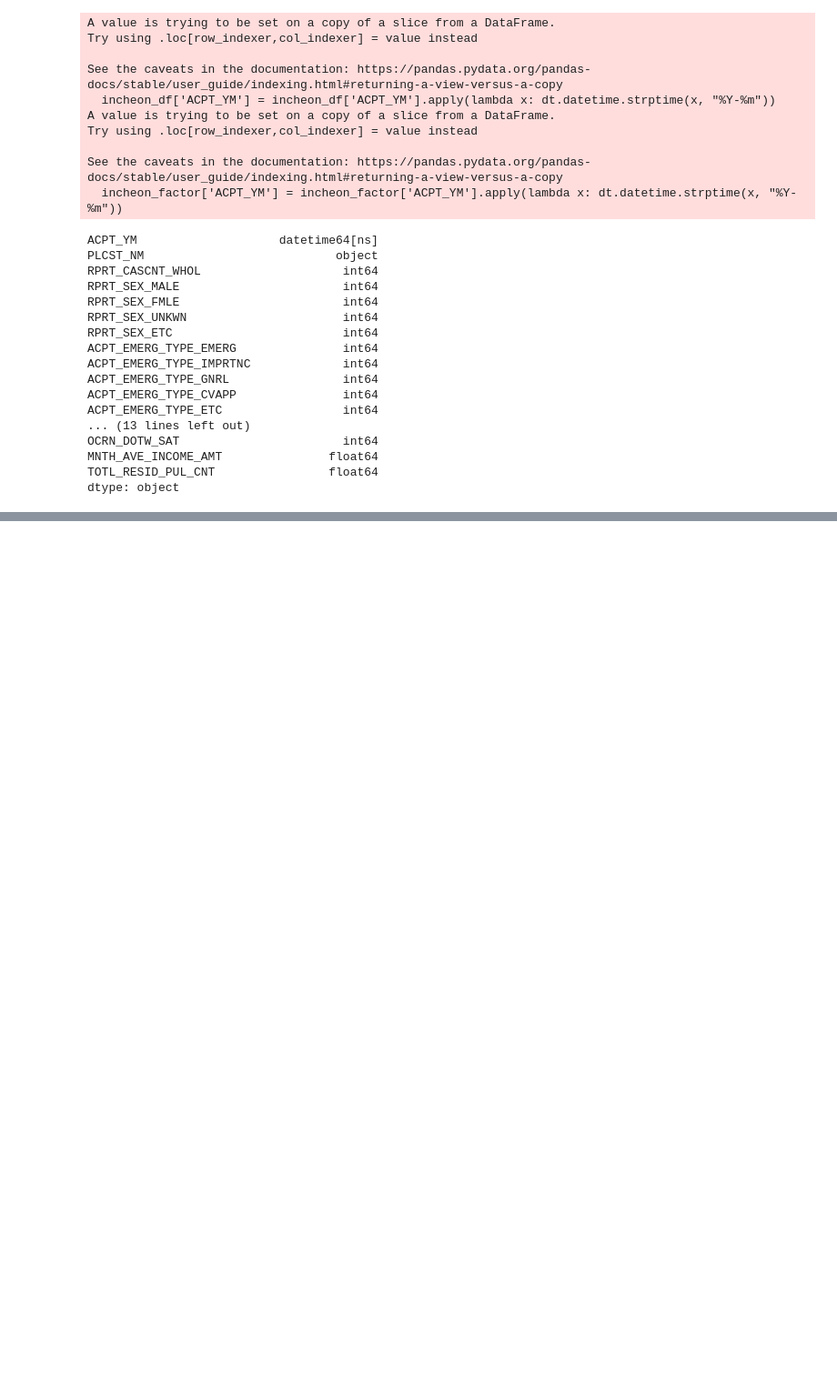
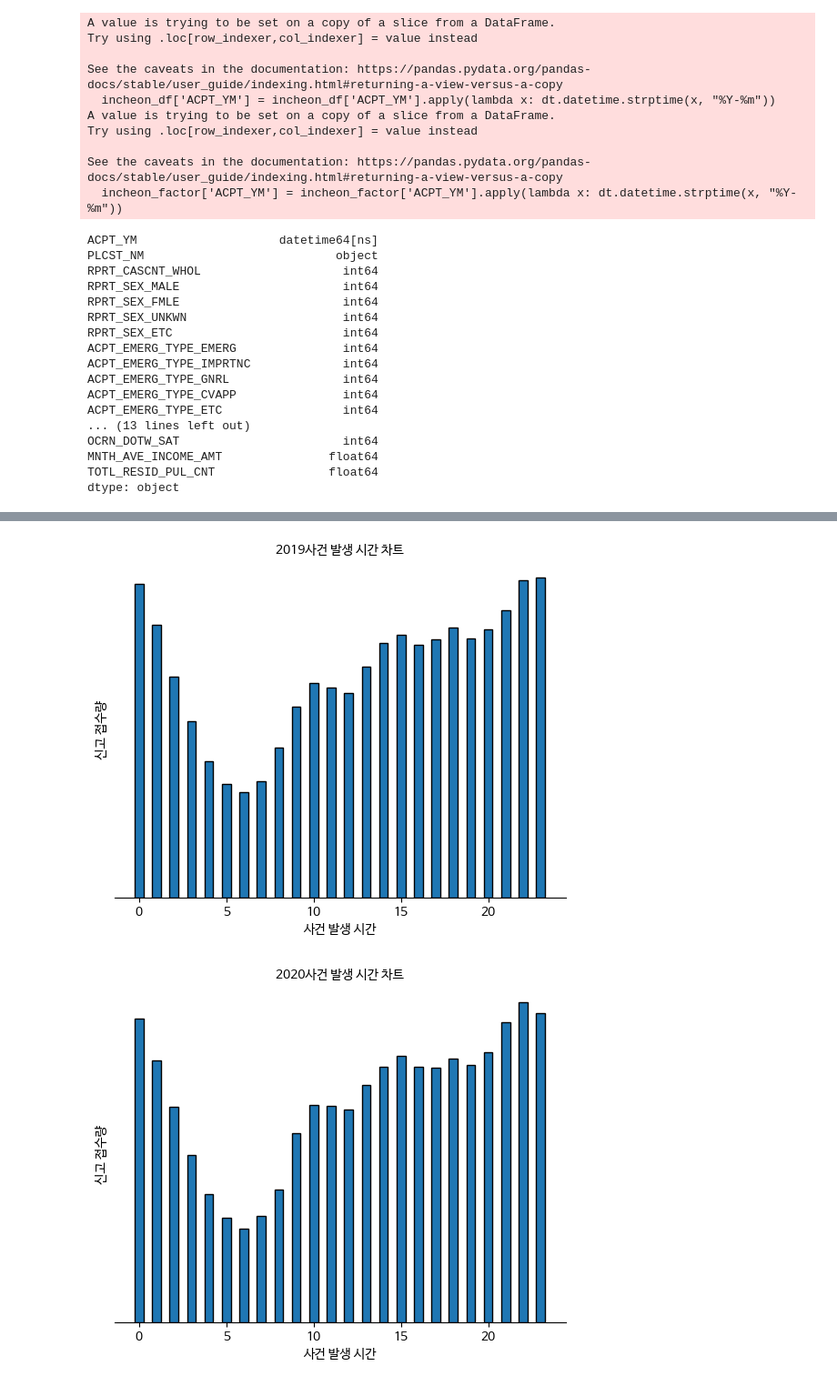
Before and after one commit to geun-hyoung/python-exploratory-data-analysis-police-data, a Jupyter notebook: Data_Clenaing&EDA.ipynb, the cells around one changed output, grey strips where cells are left out. Shown at 91% size. Cells and saved outputs as stored; diff of their text form; code cells hidden in the pictures; blank space fills up the shorter version.

```diff
--- a/Data_Clenaing&EDA.ipynb
+++ b/Data_Clenaing&EDA.ipynb
@@ -147,0 +323,24 @@ PLCST_NM
+# %%
+def draw_barplot(year_df, year):
+  report_cnt = [year_df[x].sum() for x in hours]
+  plt.bar(time, report_cnt, width = 0.5, edgecolor='black')
+
+  plt.title(f'{year}년 사건 발생 시간 차트', fontsize = 10)
+  plt.xlabel('사건 발생 시간', fontsize = 10)
+  plt.ylabel('신고 접수량', fontsize = 10)
+
+  plt.yticks(ticks= [])
+
+  plt.gca().spines['right'].set_visible(False) #오른쪽 테두리 제거
+  plt.gca().spines['top'].set_visible(False) #위 테두리 제거
+  plt.gca().spines['left'].set_visible(False) #왼쪽 테두리 제거
+
+  plt.show()
+  print('\n'*3)
+  return
+
+for j in range(3):
+  draw_barplot(df[j], year[j])
+# %% [output]
+[figure, added]
+[figure, added]
```
Also changed, not shown: parts of 32 cells of this notebook.
